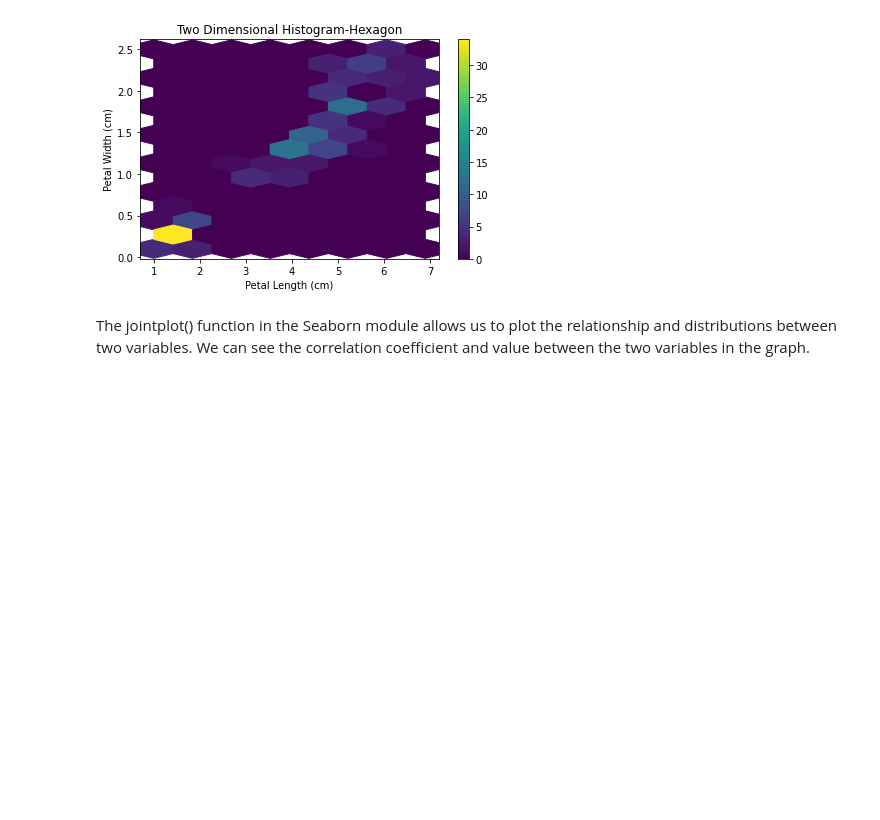
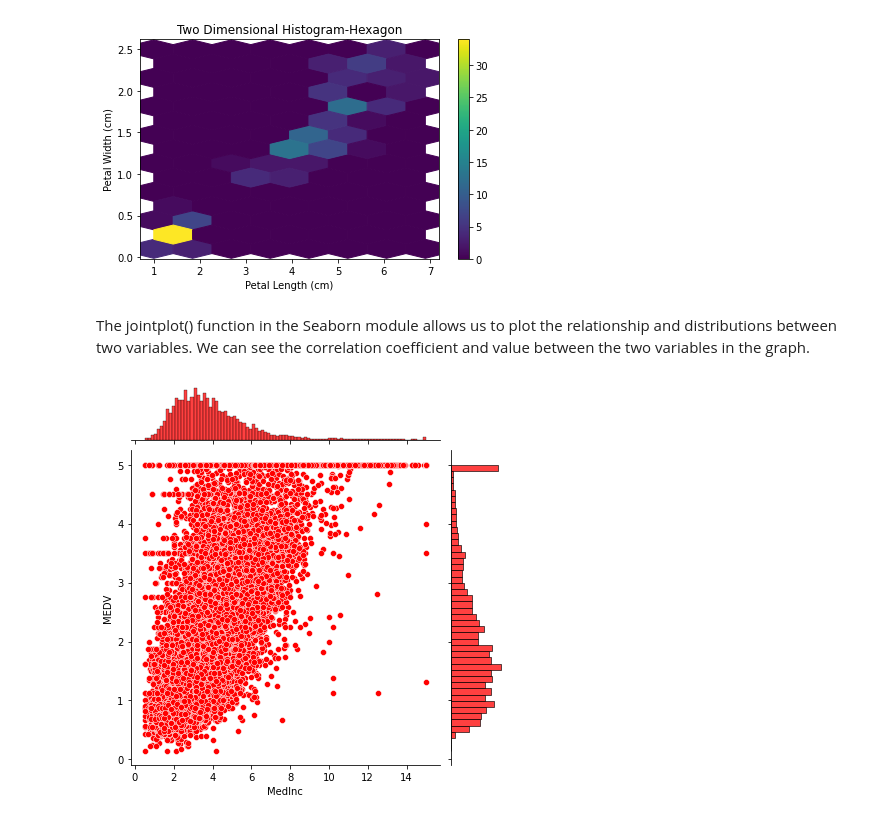
Before and after one commit to batuhanmtl/Statistical-Analysis, a Jupyter notebook: TwoVariableHistogram.ipynb, the cells around one changed output. Drawn from its saved outputs; the diff is of its cells as text; code cells hidden in the pictures; blank space fills up the shorter version.

Commit message:
Two Variable Histogram Analysis

```diff
--- a/TwoVariableHistogram.ipynb
+++ b/TwoVariableHistogram.ipynb
@@ -44,3 +44,20 @@ plt.show()
 # %% [markdown]
 The jointplot() function in the Seaborn module allows us to plot the relationship and distributions between two variables.
 We can see the correlation coefficient and value between the two variables in the graph.
+# %%
+import seaborn as sns
+import pandas as pd
+#to load the dataset.
+
+from sklearn.datasets import fetch_california_housing,load_boston
+housing = fetch_california_housing()
+
+housingdf = pd.DataFrame(housing.data)
+housingdf.columns =housing.feature_names
+housingdf['MEDV'] = housing.target
+
+sns.jointplot(x='MedInc',y='MEDV',data=housingdf,color='red')
+
+plt.show()
+# %% [output]
+[figure, added]
```
Also changed, not shown: parts of 4 cells of this notebook.
